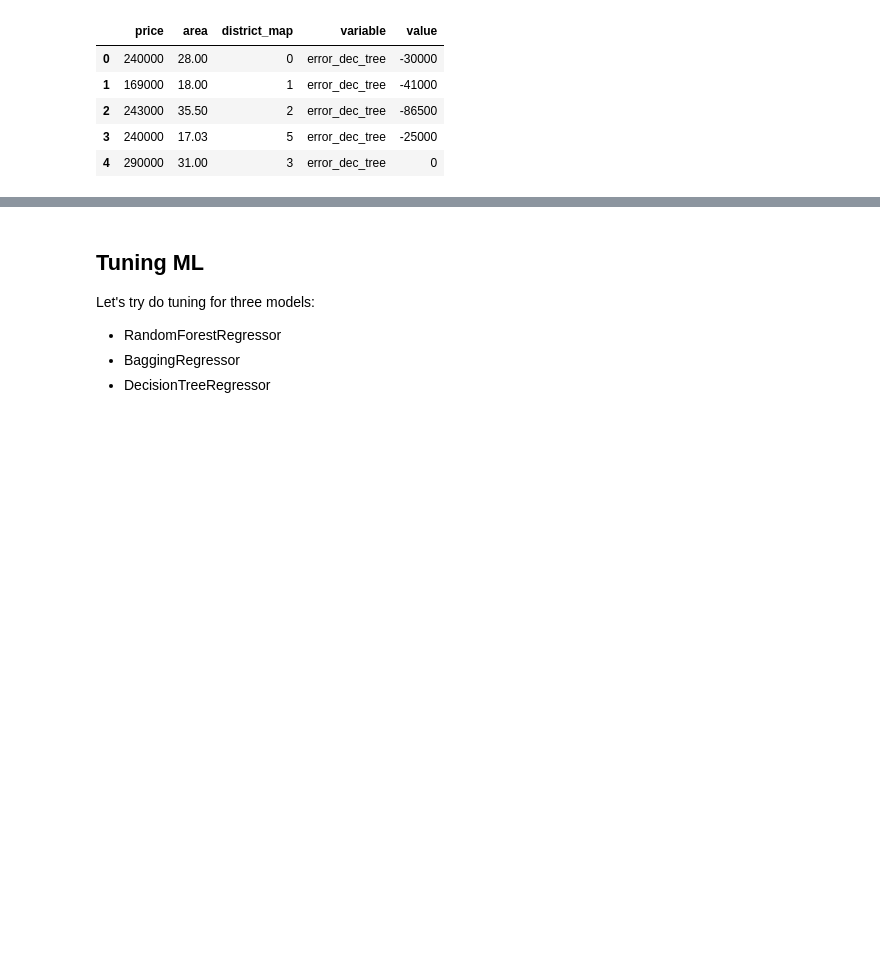
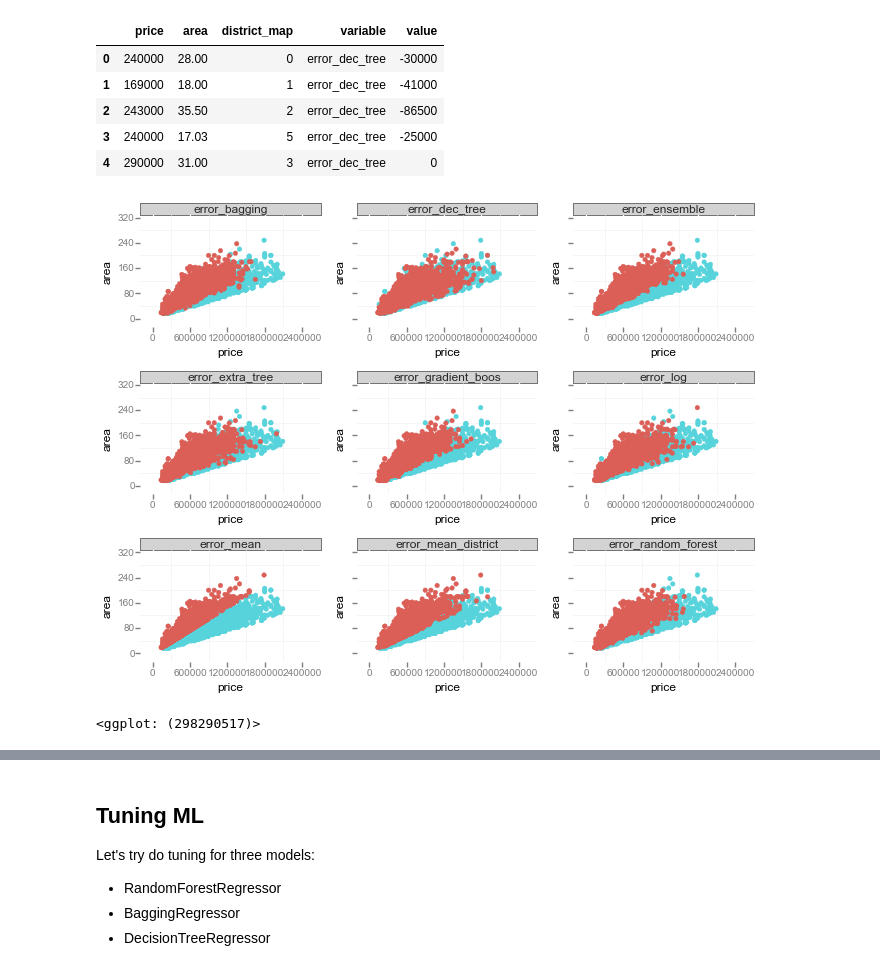
Before and after one commit to slon1024/realestate, a Jupyter notebook: Analyze.ipynb, the cells around one changed output, grey strips where cells are left out. Saved outputs shown, nothing was run; the diff lists cells and outputs as text; code cells hidden in the pictures; blank space fills up the shorter version.

```diff
--- a/Analyze.ipynb
+++ b/Analyze.ipynb
@@ -524,6 +522,13 @@ def mean_absolute_percentage_error(y_true, y_pred):
 # %% [markdown]
 ## Single variable model
 It's the simple possible (and relatively sensible) model which we can treat like base line.
+# %%
+def quality_func(price, pred_price):
+    return {
+        'r2': r2_score(price, pred_price),
+        'mae': mean_absolute_error(price, pred_price),
+        'mape': mean_absolute_percentage_error(price, pred_price)
+    }
 # %%
 mean_price = train['price_m2'].mean()
 test.loc[ : , 'pred_price_mean'] = test['area'].map(lambda area: area * mean_price)
@@ -691,6 +744,16 @@ test_melt.head()
 | 2 | 243000 | 35.50 | 2 | error_dec_tree | -86500 |
 | 3 | 240000 | 17.03 | 5 | error_dec_tree | -25000 |
 | 4 | 290000 | 31.00 | 3 | error_dec_tree | 0 |
+# %%
+test_melt['value_binary'] = test_melt['value'].map(lambda x: 1 if x >= 0 else 0 )
+
+ggplot(aes(x='price', y='area', colour='value_binary'), test_melt.reset_index() ) \
+    + geom_point() \
+    + facet_wrap("variable", scales = "free_x") \
+    + theme_bw()
+# %% [output]
+[figure, added]
+<ggplot: (298290517)>
 # %%
 gsize = theme_matplotlib(rc={"figure.figsize": "20, 40"}, matplotlib_defaults=False)
 
```
Also changed, not shown: parts of 33 cells of this notebook.
